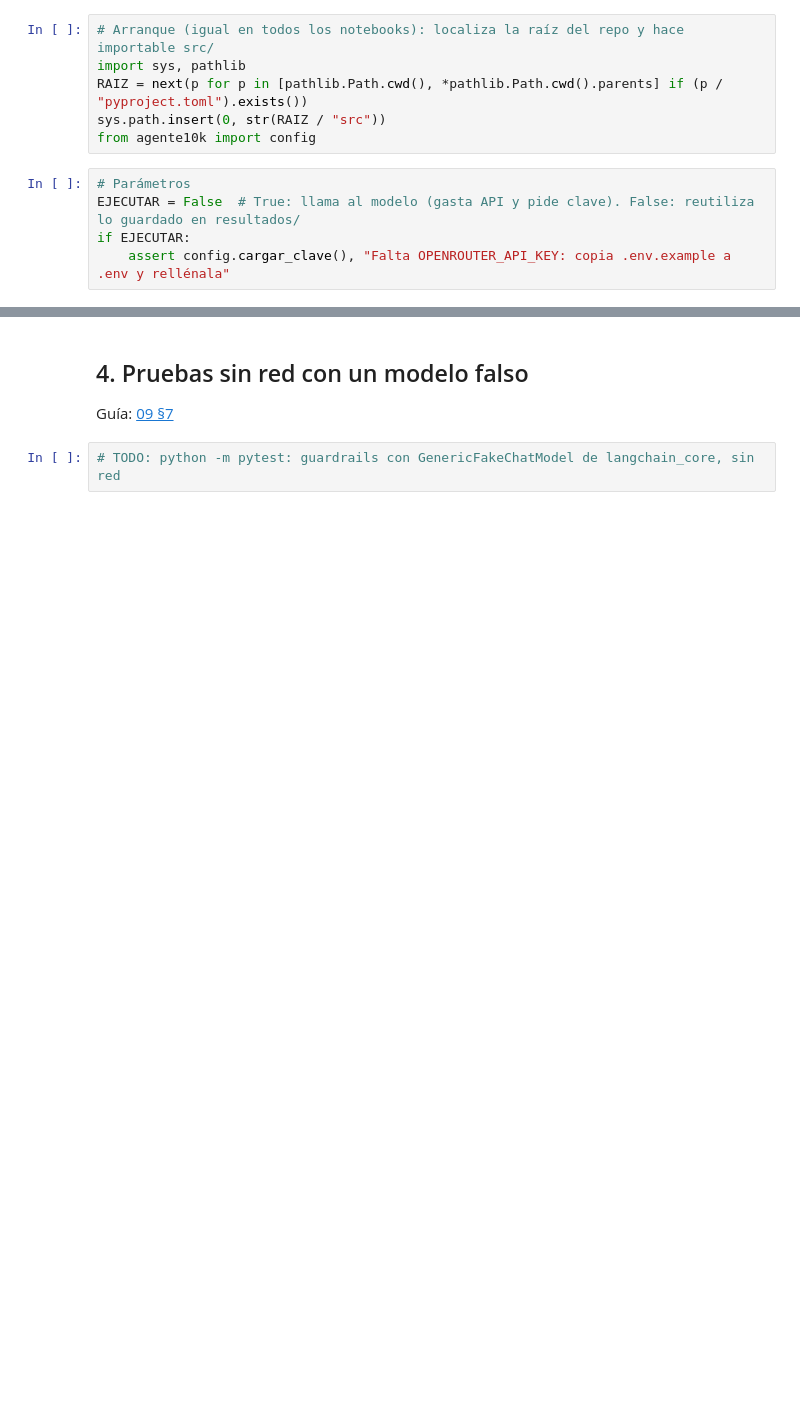
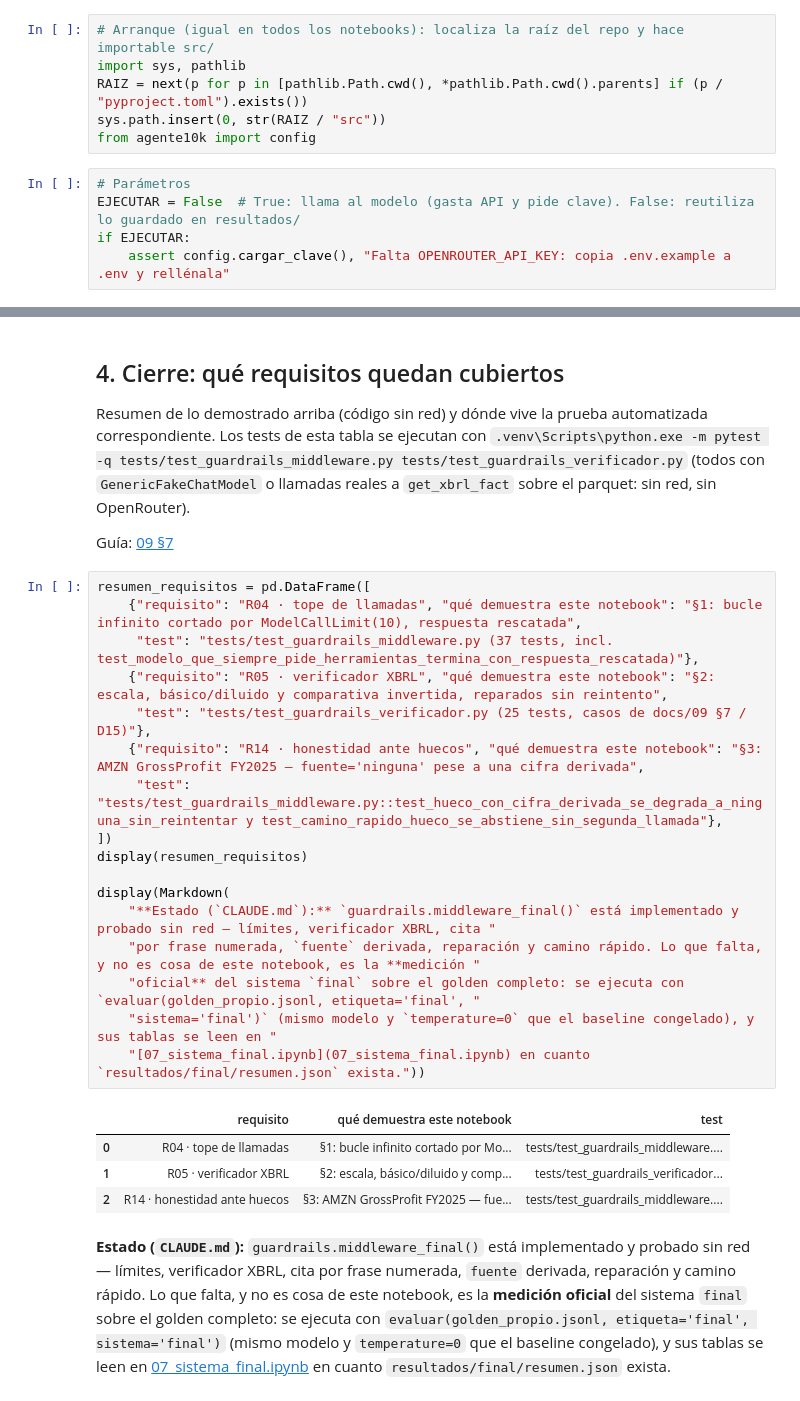
Before and after one commit to Romequinco/10k-financial-agent, a Jupyter notebook: notebooks/06_guardrails.ipynb, the cells around one changed output, grey strips where cells are left out. Saved outputs shown, nothing was run; the diff lists cells and outputs as text; blank space fills up the shorter version.

```diff
--- a/notebooks/06_guardrails.ipynb
+++ b/notebooks/06_guardrails.ipynb
@@ -40,6 +315,31 @@ Guía: [09 §5–§6](../docs/09_skill_guardrails_middleware_xbrl.md)
 # %% [markdown]
-## 4. Pruebas sin red con un modelo falso
+## 4. Cierre: qué requisitos quedan cubiertos
+
+Resumen de lo demostrado arriba (código sin red) y dónde vive la prueba automatizada correspondiente. Los tests de esta tabla se ejecutan
+con `.venv\Scripts\python.exe -m pytest -q tests/test_guardrails_middleware.py tests/test_guardrails_verificador.py` (todos con
+`GenericFakeChatModel` o llamadas reales a `get_xbrl_fact` sobre el parquet: sin red, sin OpenRouter).
 
 Guía: [09 §7](../docs/09_skill_guardrails_middleware_xbrl.md)
 # %%
-# TODO: python -m pytest: guardrails con GenericFakeChatModel de langchain_core, sin red
+resumen_requisitos = pd.DataFrame([
+    {"requisito": "R04 · tope de llamadas", "qué demuestra este notebook": "§1: bucle infinito cortado por ModelCallLimit(10), respuesta rescatada",
+     "test": "tests/test_guardrails_middleware.py (37 tests, incl. test_modelo_que_siempre_pide_herramientas_termina_con_respuesta_rescatada)"},
+    {"requisito": "R05 · verificador XBRL", "qué demuestra este notebook": "§2: escala, básico/diluido y comparativa invertida, reparados sin reintento",
+     "test": "tests/test_guardrails_verificador.py (25 tests, casos de docs/09 §7 / D15)"},
+    {"requisito": "R14 · honestidad ante huecos", "qué demuestra este notebook": "§3: AMZN GrossProfit FY2025 — fuente='ninguna' pese a una cifra derivada",
+     "test": "tests/test_guardrails_middleware.py::test_hueco_con_cifra_derivada_se_degrada_a_ninguna_sin_reintentar y test_camino_rapido_hueco_se_abstiene_sin_segunda_llamada"},
+])
+display(resumen_requisitos)
+
+display(Markdown(
+    "**Estado (`CLAUDE.md`):** `guardrails.middleware_final()` está implementado y probado sin red — límites, verificador XBRL, cita "
+    "por frase numerada, `fuente` derivada, reparación y camino rápido. Lo que falta, y no es cosa de este notebook, es la **medición "
+    "oficial** del sistema `final` sobre el golden completo: se ejecuta con `evaluar(golden_propio.jsonl, etiqueta='final', "
+    "sistema='final')` (mismo modelo y `temperature=0` que el baseline congelado), y sus tablas se leen en "
+    "[07_sistema_final.ipynb](07_sistema_final.ipynb) en cuanto `resultados/final/resumen.json` exista."))
+# %% [output]
+|  | requisito | qué demuestra este notebook | test |
+| 0 | R04 · tope de llamadas | §1: bucle infinito cortado por Mo... | tests/test_guardrails_middleware.... |
+| 1 | R05 · verificador XBRL | §2: escala, básico/diluido y comp... | tests/test_guardrails_verificador... |
+| 2 | R14 · honestidad ante huecos | §3: AMZN GrossProfit FY2025 — fue... | tests/test_guardrails_middleware.... |
+**Estado (`CLAUDE.md`):** `guardrails.middleware_final()` está implementado y probado sin red — límites, verificador XBRL, cita por frase numerada, `fuente` derivada, reparación y camino rápido. Lo que falta, y no es cosa de este notebook, es la **medición oficial** del sistema `final` sobre el golden completo: se ejecuta con `evaluar(golden_propio.jsonl, etiqueta='final', sistema='final')` (mismo modelo y `temperature=0` que el baseline congelado), y sus tablas se leen en [07_sistema_final.ipynb](07_sistema_final.ipynb) en cuanto `resultados/final/resumen.json` exista.
```
Also changed, not shown: parts of 13 cells of this notebook, 56 other files.
